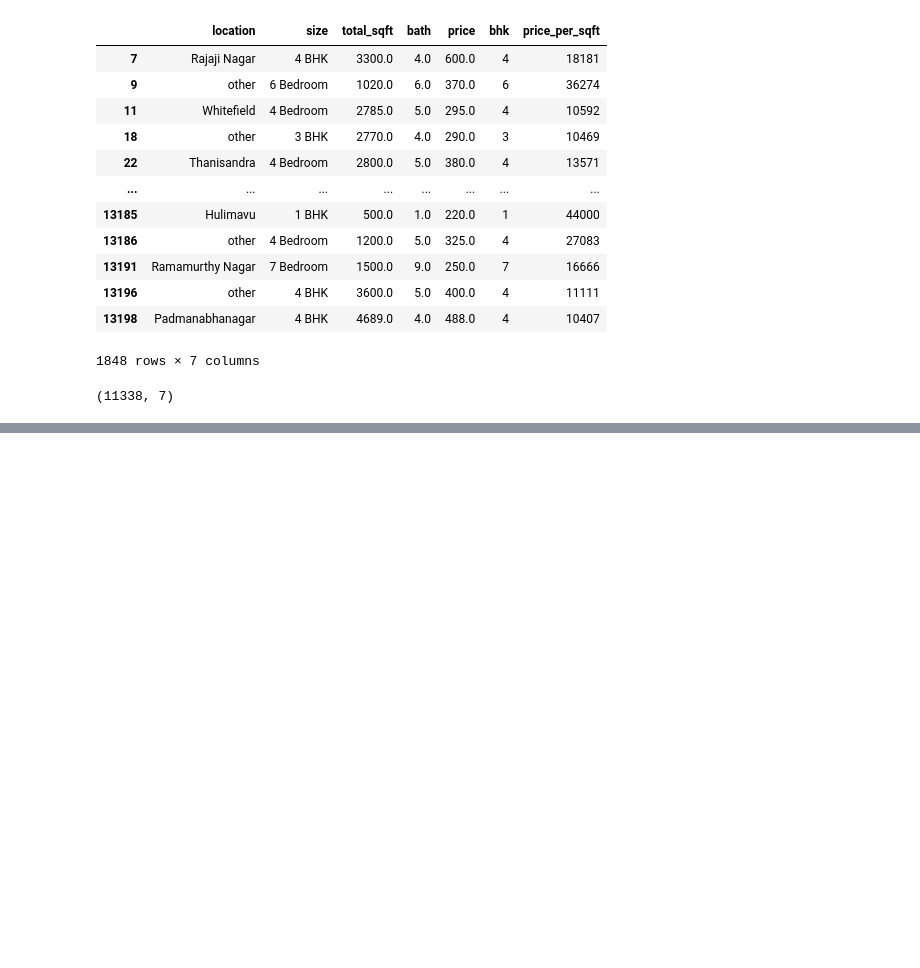
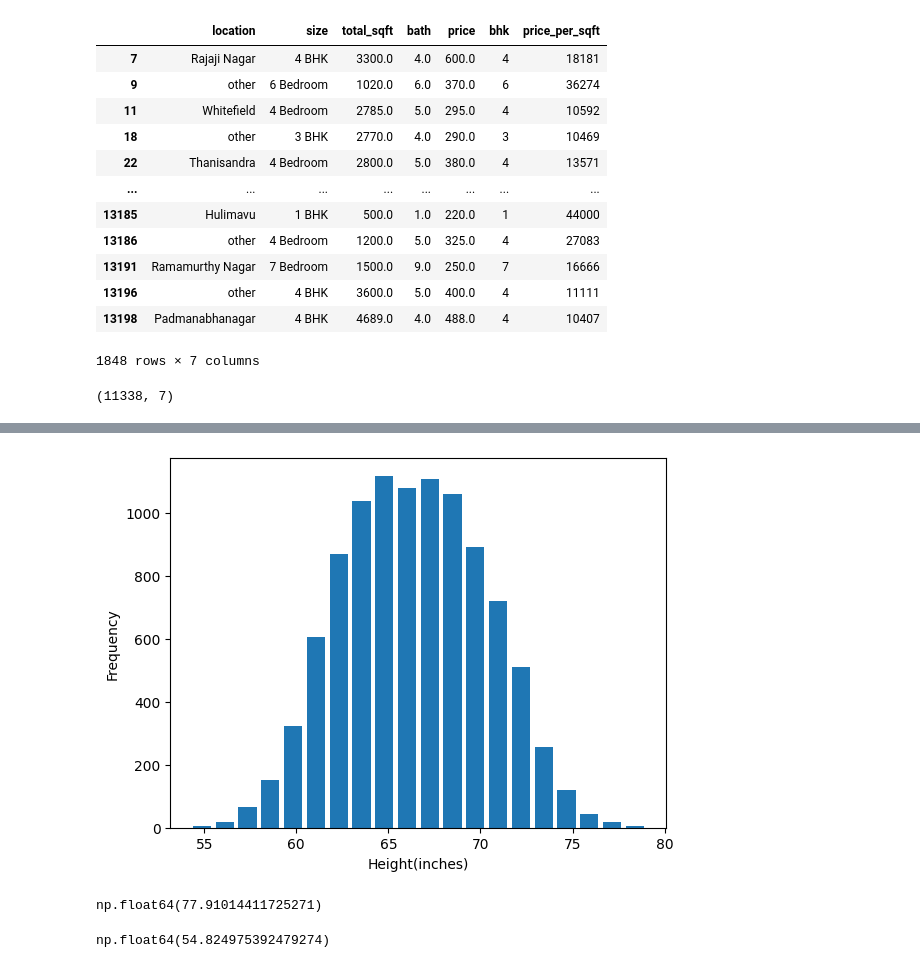
Before and after one commit to saddarudin/google_colab, a Jupyter notebook: ml_outlier.ipynb, the cells around one changed output, grey strips where cells are left out. Cells and saved outputs as stored; diff of their text form; code cells hidden in the pictures; blank space fills up the shorter version.

```diff
--- a/ml_outlier.ipynb
+++ b/ml_outlier.ipynb
@@ -142,0 +146,3 @@ df1.shape
+# %%
+df2 = pd.read_csv('heights.csv')
+df2.head()
@@ -142,0 +156,17 @@ df1.shape
+# %%
+plt.hist(df2.height,bins=20,rwidth=0.8)
+plt.xlabel('Height(inches)')
+plt.ylabel('Frequency')
+plt.show()
+# %% [output]
+[figure, added]
+# %%
+upper_limit = df2.height.mean()+3*df2.height.std()
+upper_limit
+# %% [output]
+np.float64(77.91014411725271)
+# %%
+lower_limit = df2.height.mean()-3*df2.height.std()
+lower_limit
+# %% [output]
+np.float64(54.824975392479274)
```
Also changed, not shown: parts of 6 cells of this notebook.
